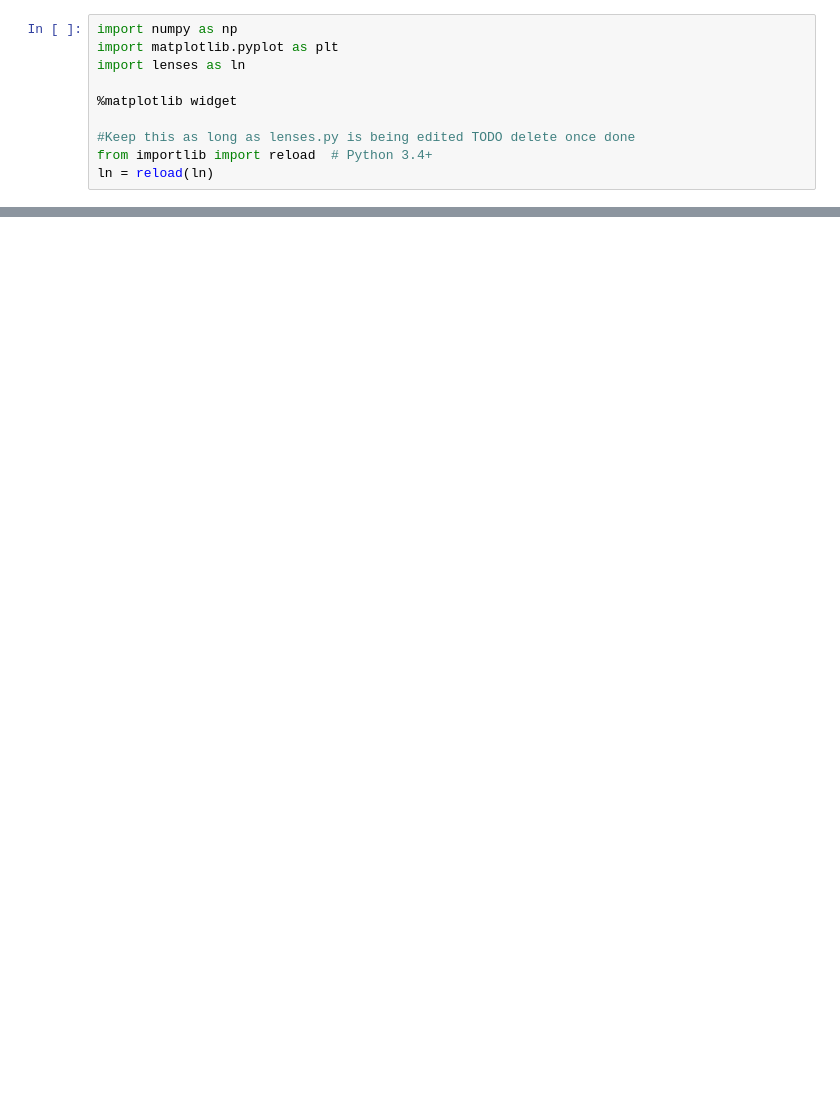
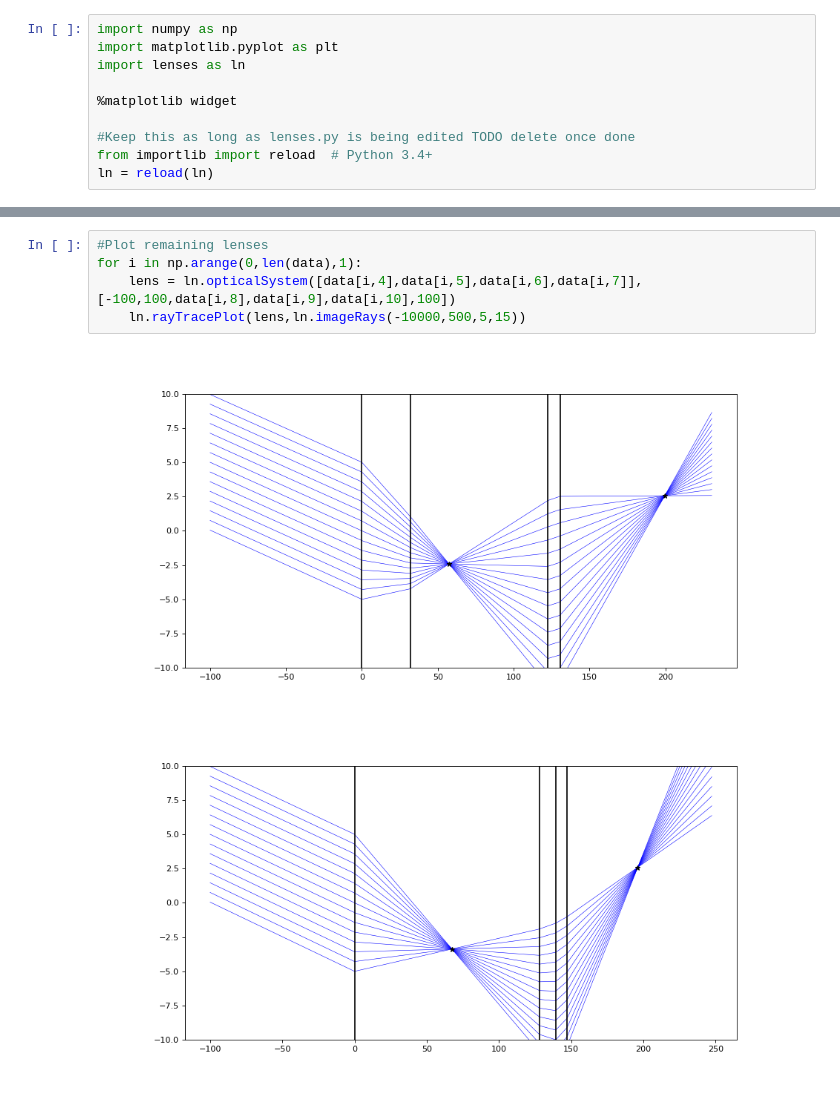
Before and after one commit to Leviticoos/Digichrome, a Jupyter notebook: LenSim/LensAnalysis2-1.ipynb, the cells around one changed output, grey strips where cells are left out. Cells and saved outputs as stored; diff of their text form; blank space fills up the shorter version.

```diff
--- a/LenSim/LensAnalysis2-1.ipynb
+++ b/LenSim/LensAnalysis2-1.ipynb
@@ -41,0 +100,8 @@ AttributeError: module 'lenses' has no attribute 'plotLensesColor'
+# %%
+#Plot remaining lenses
+for i in np.arange(0,len(data),1):
+    lens = ln.opticalSystem([data[i,4],data[i,5],data[i,6],data[i,7]],[-100,100,data[i,8],data[i,9],data[i,10],100])
+    ln.rayTracePlot(lens,ln.imageRays(-10000,500,5,15))
+# %% [output]
+[figure, added]
+[figure, added]
```
Also changed, not shown: parts of 7 cells of this notebook, 13 other files.
